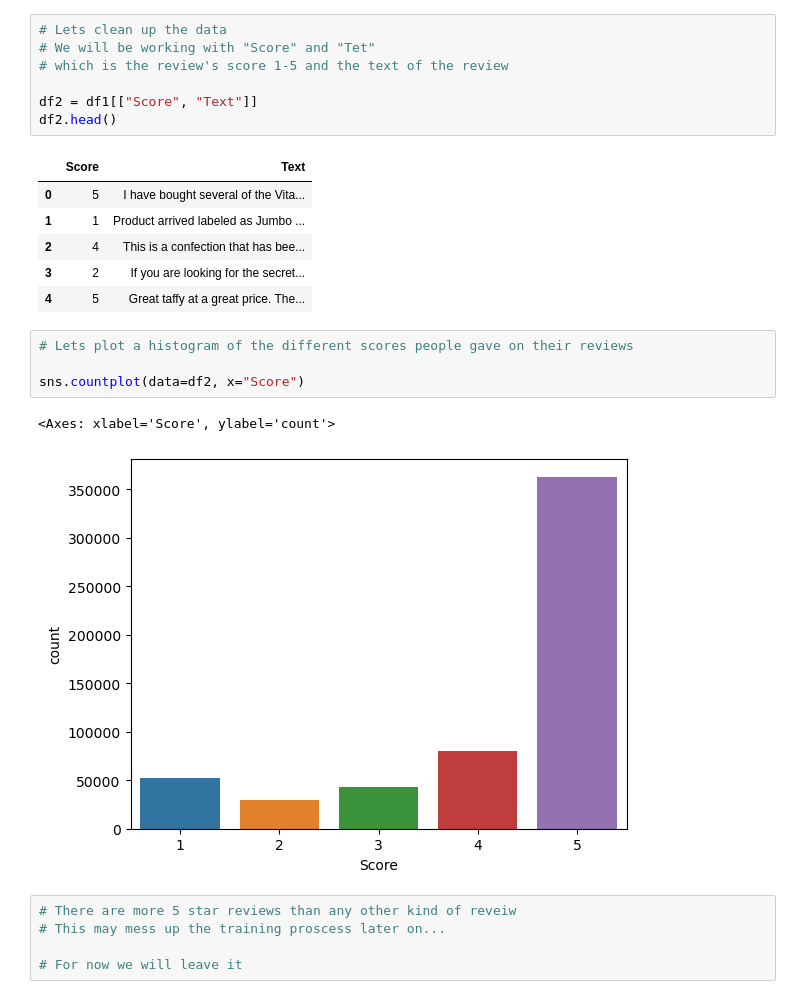
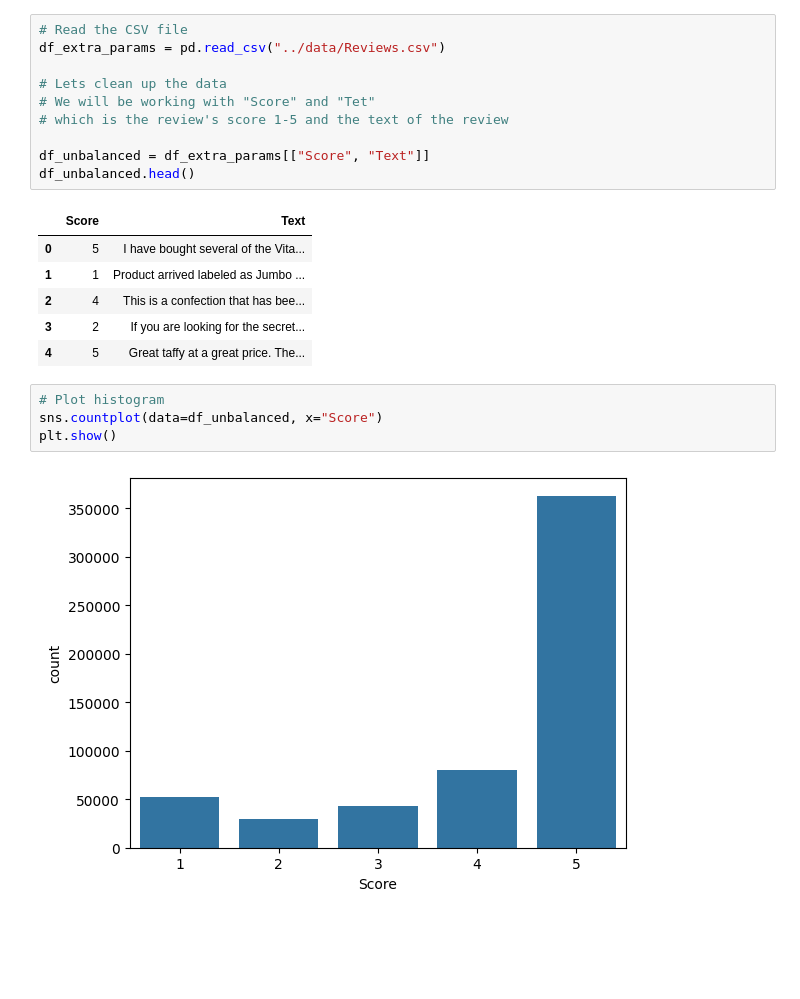
Before and after one commit to owenkutzscher/Data-Mining-Final-Project-NLP-RNN-Neural-Network, a Jupyter notebook: code/gettingToKnowTheData.ipynb, the cells around one changed output. Saved outputs shown, nothing was run; the diff lists cells and outputs as text; blank space fills up the shorter version.

Commit message:
Added more ways of cleaning the data

```diff
--- a/code/gettingToKnowTheData.ipynb
+++ b/code/gettingToKnowTheData.ipynb
@@ -32,10 +41,13 @@ df1.head
 # %%
+# Read the CSV file
+df_extra_params = pd.read_csv("../data/Reviews.csv")
+
 # Lets clean up the data
 # We will be working with "Score" and "Tet"
 # which is the review's score 1-5 and the text of the review
 
-df2 = df1[["Score", "Text"]]
-df2.head()
+df_unbalanced = df_extra_params[["Score", "Text"]]
+df_unbalanced.head()
 # %% [output]
 |  | Score | Text |
 | 0 | 5 | I have bought several of the Vita... |
@@ -44,14 +56,8 @@ df2.head()
 | 3 | 2 | If you are looking for the secret... |
 | 4 | 5 | Great taffy at a great price. The... |
 # %%
-# Lets plot a histogram of the different scores people gave on their reviews
-
-sns.countplot(data=df2, x="Score")
+# Plot histogram
+sns.countplot(data=df_unbalanced, x="Score")
+plt.show()
 # %% [output]
-<Axes: xlabel='Score', ylabel='count'>
-[figure, old version]
+[figure, new version]
-# %%
-# There are more 5 star reviews than any other kind of reveiw
-# This may mess up the training proscess later on...
-
-# For now we will leave it
```
Also changed, not shown: parts of 9 cells of this notebook.
